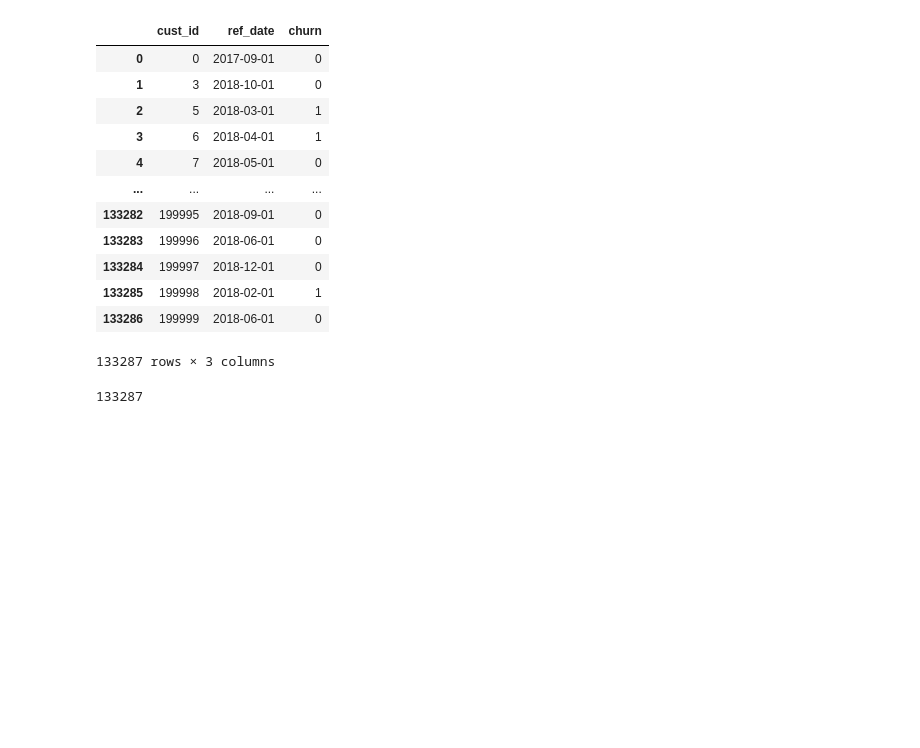
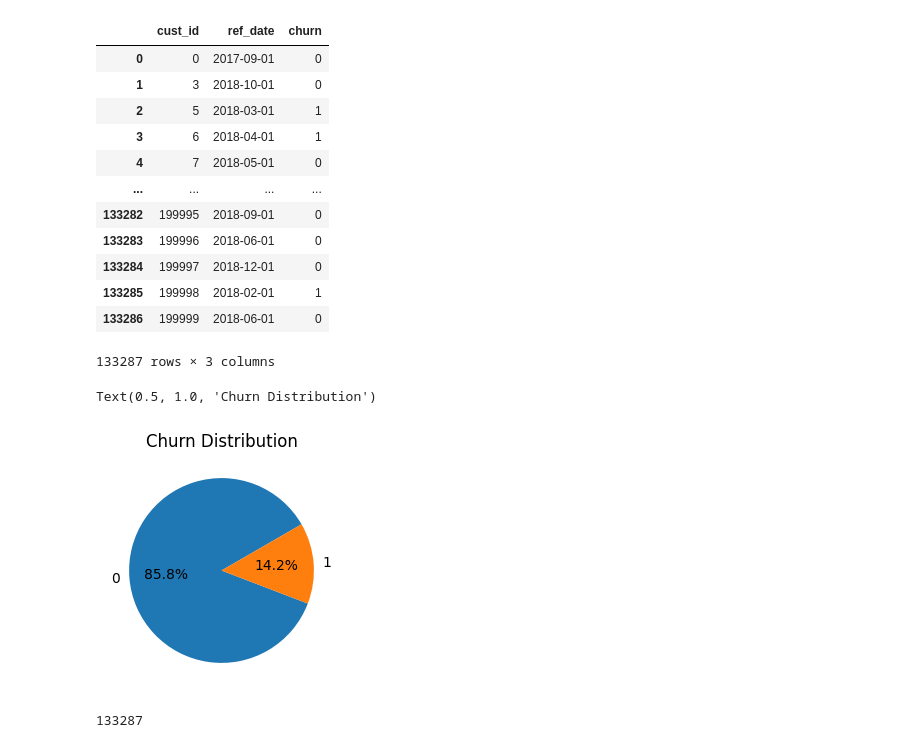
Before and after one commit to bthnsrts/datathon-team-guney-kampus, a Jupyter notebook: notebooks/exploratory_data_analysis.ipynb, the cells around one changed output. Drawn from its saved outputs; the diff is of its cells as text; code cells hidden in the pictures; blank space fills up the shorter version.

```diff
--- a/notebooks/exploratory_data_analysis.ipynb
+++ b/notebooks/exploratory_data_analysis.ipynb
@@ -314,6 +309,16 @@ ref
 | 133285 | 199998 | 2018-02-01 | 1 |
 | 133286 | 199999 | 2018-06-01 | 0 |
 133287 rows × 3 columns
+# %%
+fig, axes = plt.subplots(1, 1, figsize=(3,3))
+
+
+churn = ref['churn'].value_counts()
+axes.pie(churn, labels=churn.index, autopct='%1.1f%%', startangle=30)
+axes.set_title('Churn Distribution')
+# %% [output]
+Text(0.5, 1.0, 'Churn Distribution')
+[figure, added]
 # %%
 ref.cust_id.nunique()
 # %% [output]
```
Also changed, not shown: parts of 8 cells of this notebook, 1 other file.
